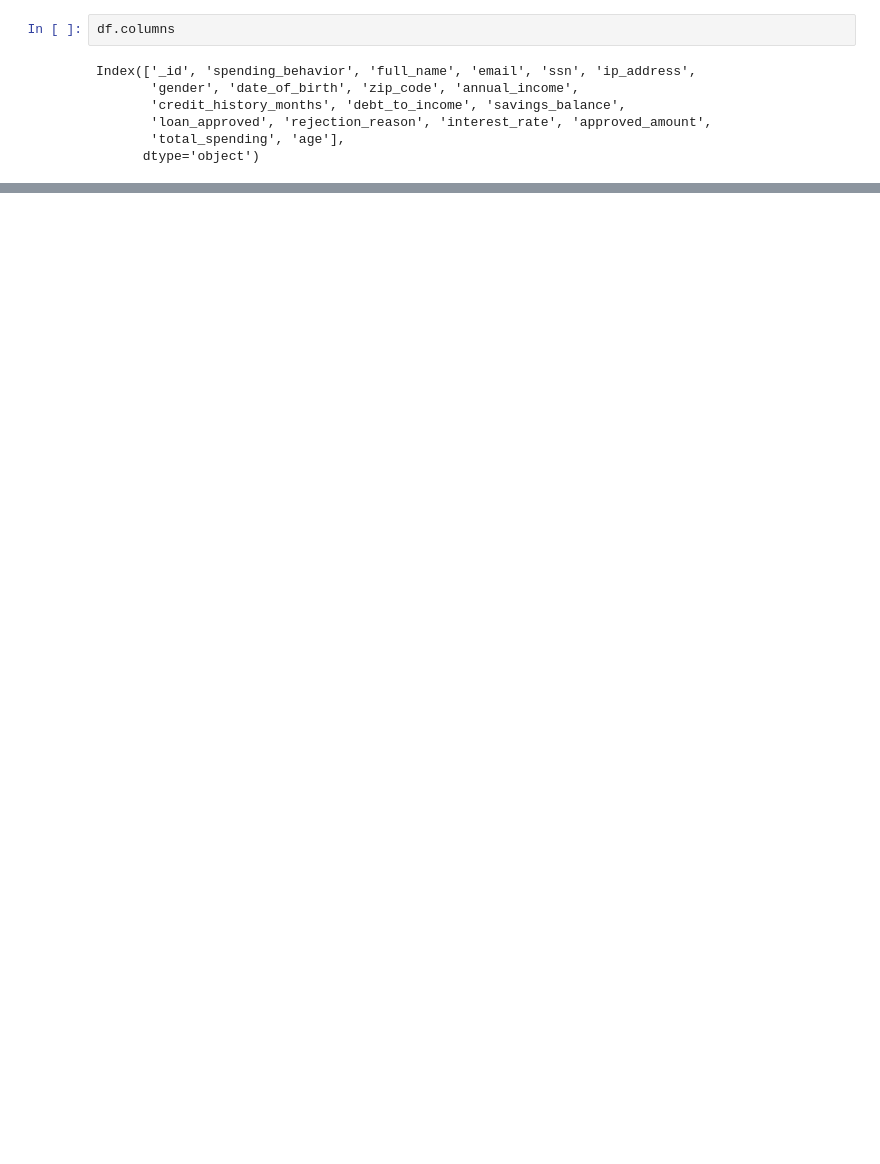
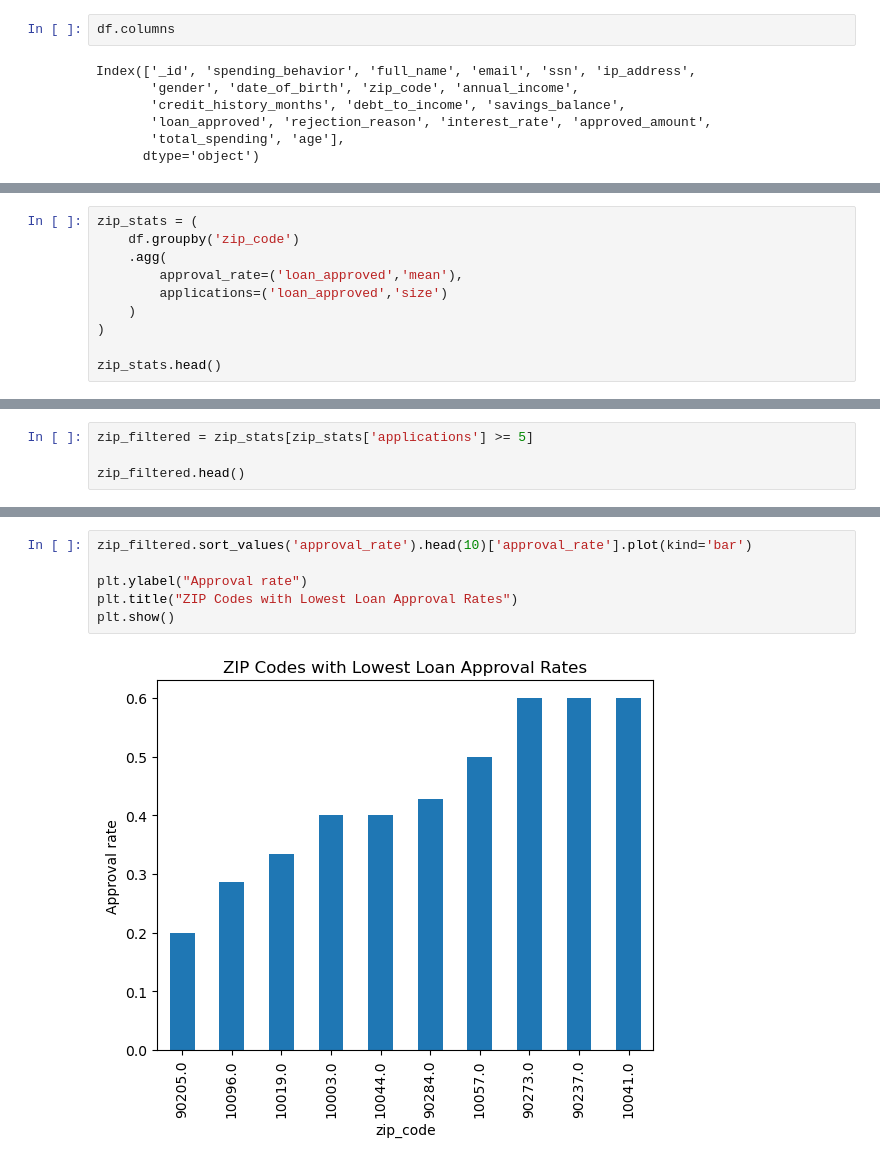
Before and after one commit to JonasKnosp/dego-project-team11-TXC, a Jupyter notebook: notebooks/02-bias-analysis.ipynb, the cells around one changed output, grey strips where cells are left out. Saved outputs shown, nothing was run; the diff lists cells and outputs as text; blank space fills up the shorter version.

```diff
--- a/notebooks/02-bias-analysis.ipynb
+++ b/notebooks/02-bias-analysis.ipynb
@@ -237,0 +275,10 @@ This suggests that the combination of age and gender may influence loan approval
+# %%
+zip_stats = (
+    df.groupby('zip_code')
+    .agg(
+        approval_rate=('loan_approved','mean'),
+        applications=('loan_approved','size')
+    )
+)
+
+zip_stats.head()
@@ -237,0 +293,4 @@ This suggests that the combination of age and gender may influence loan approval
+# %%
+zip_filtered = zip_stats[zip_stats['applications'] >= 5]
+
+zip_filtered.head()
@@ -237,0 +320,8 @@ This suggests that the combination of age and gender may influence loan approval
+# %%
+zip_filtered.sort_values('approval_rate').head(10)['approval_rate'].plot(kind='bar')
+
+plt.ylabel("Approval rate")
+plt.title("ZIP Codes with Lowest Loan Approval Rates")
+plt.show()
+# %% [output]
+[figure, added]
```
Also changed, not shown: parts of 63 cells of this notebook.
